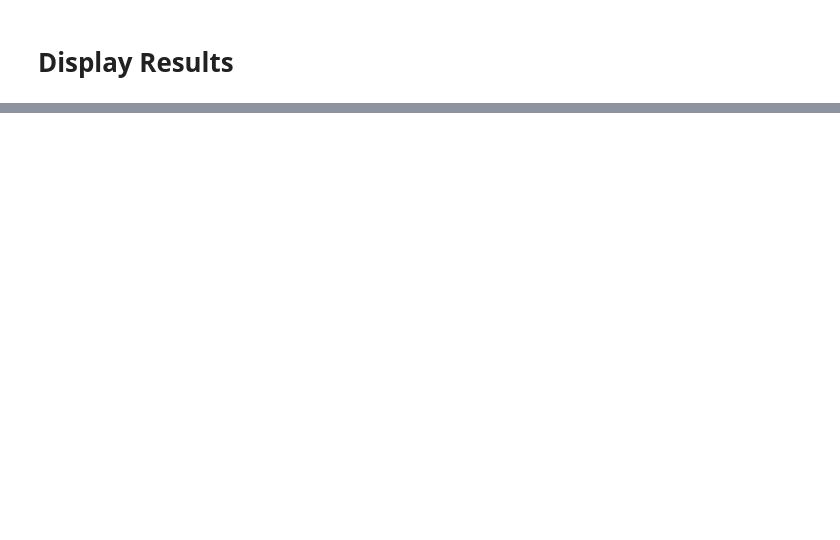
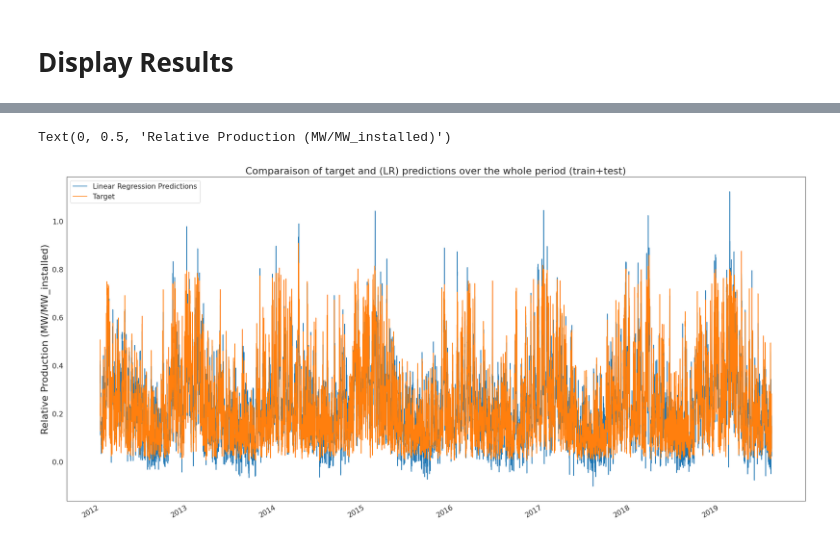
Before and after one commit to gaspard-ds/wind-power, a Jupyter notebook: notebooks/6.Model_Benchmark.ipynb, the cells around one changed output, grey strips where cells are left out. Cells and saved outputs as stored; diff of their text form; code cells hidden in the pictures; blank space fills up the shorter version.

Commit message:
Updated the model benchmark

```diff
--- a/notebooks/6.Model_Benchmark.ipynb
+++ b/notebooks/6.Model_Benchmark.ipynb
@@ -135,13 +159,16 @@ display_box_plots(input_df=df, metric_name="CVRMSE", method_attributes=["Model"]
 # %%
-my_bench.experiments[0].predict(data[FEATURES].dropna()).plot(
+my_bench.experiments[0].predict(data[cst.FEATURES].dropna()).plot(
     label="Linear Regression Predictions"
 )
-data[TARGET].plot(label="Target")
+data[cst.TARGET].plot(label="Target")
 plt.legend()
 plt.title(
     "Comparaison of target and (LR) predictions over the whole period (train+test)"
 )
 plt.ylabel("Relative Production (MW/MW_installed)")
+# %% [output]
+Text(0, 0.5, 'Relative Production (MW/MW_installed)')
+[figure, added]
 # %%
 pred = pd.DataFrame()
 # %%
```
Also changed, not shown: parts of 11 cells of this notebook.
